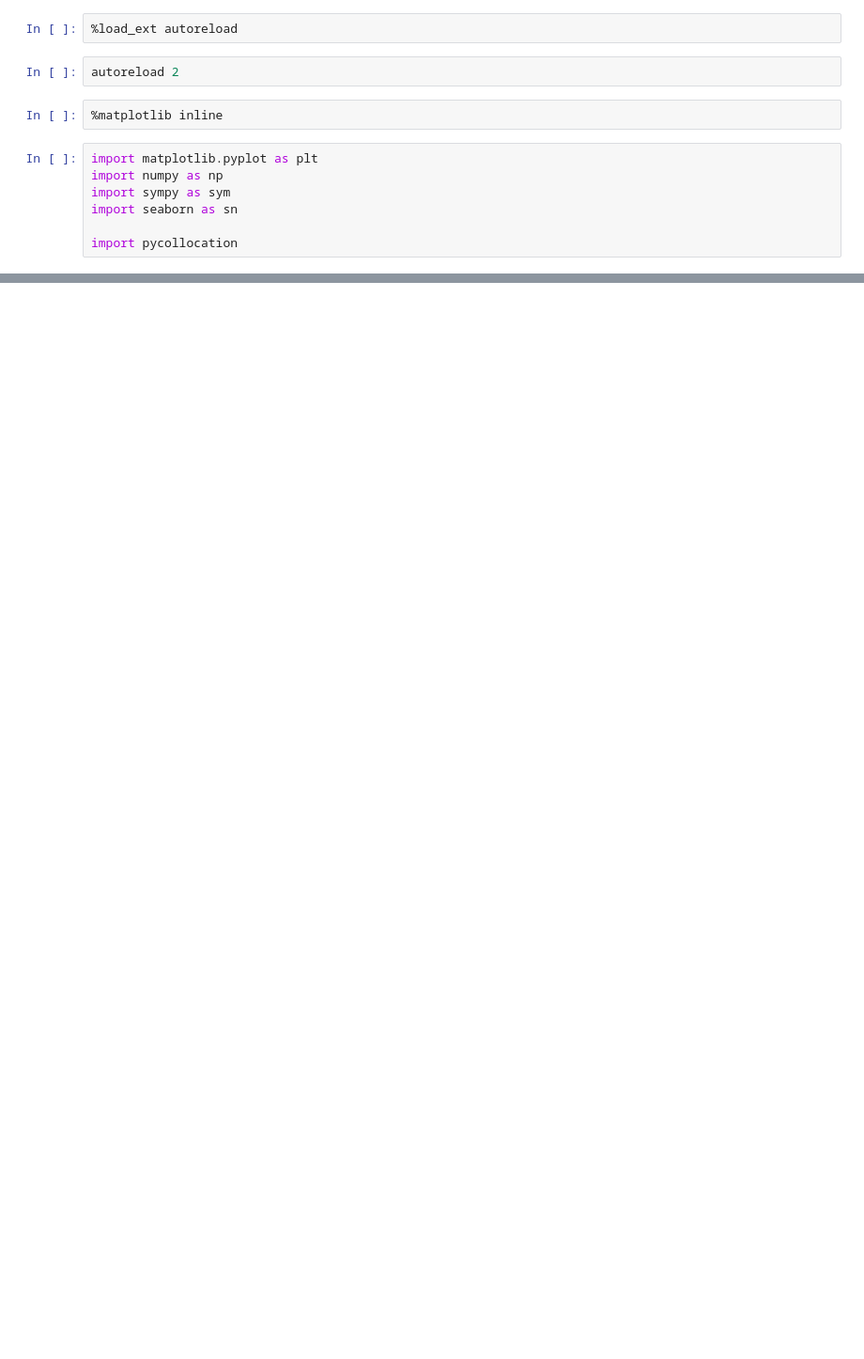
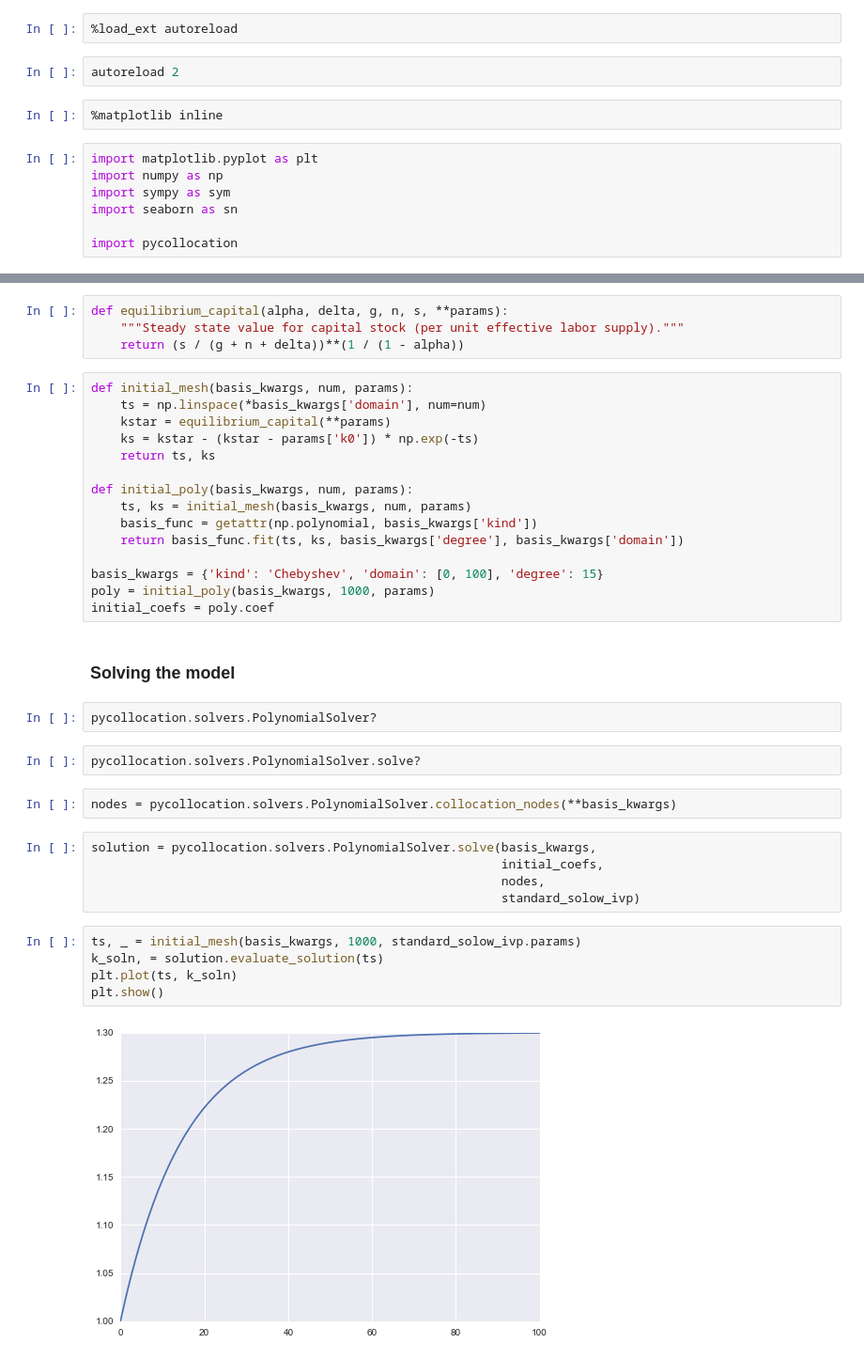
Before and after one commit to davidrpugh/pyCollocation, a Jupyter notebook: examples/solow-model.ipynb, the cells around one changed output, grey strips where cells are left out. Shown at 94% size. Saved outputs shown, nothing was run; the diff lists cells and outputs as text; blank space fills up the shorter version.

```diff
--- a/examples/solow-model.ipynb
+++ b/examples/solow-model.ipynb
@@ -118,0 +54,39 @@ plt.plot(ts, k_resids)
+# %%
+def equilibrium_capital(alpha, delta, g, n, s, **params):
+    """Steady state value for capital stock (per unit effective labor supply)."""
+    return (s / (g + n + delta))**(1 / (1 - alpha))
+# %%
+def initial_mesh(basis_kwargs, num, params):
+    ts = np.linspace(*basis_kwargs['domain'], num=num)
+    kstar = equilibrium_capital(**params)
+    ks = kstar - (kstar - params['k0']) * np.exp(-ts)
+    return ts, ks
+
+def initial_poly(basis_kwargs, num, params):
+    ts, ks = initial_mesh(basis_kwargs, num, params)
+    basis_func = getattr(np.polynomial, basis_kwargs['kind'])
+    return basis_func.fit(ts, ks, basis_kwargs['degree'], basis_kwargs['domain'])
+
+basis_kwargs = {'kind': 'Chebyshev', 'domain': [0, 100], 'degree': 15}
+poly = initial_poly(basis_kwargs, 1000, params)
+initial_coefs = poly.coef
+# %% [markdown]
+### Solving the model
+# %%
+pycollocation.solvers.PolynomialSolver?
+# %%
+pycollocation.solvers.PolynomialSolver.solve?
+# %%
+nodes = pycollocation.solvers.PolynomialSolver.collocation_nodes(**basis_kwargs)
+# %%
+solution = pycollocation.solvers.PolynomialSolver.solve(basis_kwargs,
+                                                        initial_coefs,
+                                                        nodes,
+                                                        standard_solow_ivp)
+# %%
+ts, _ = initial_mesh(basis_kwargs, 1000, standard_solow_ivp.params)
+k_soln, = solution.evaluate_solution(ts)
+plt.plot(ts, k_soln)
+plt.show()
+# %% [output]
+[figure, added]
```
Also changed, not shown: parts of 33 cells of this notebook, 2 other files.
